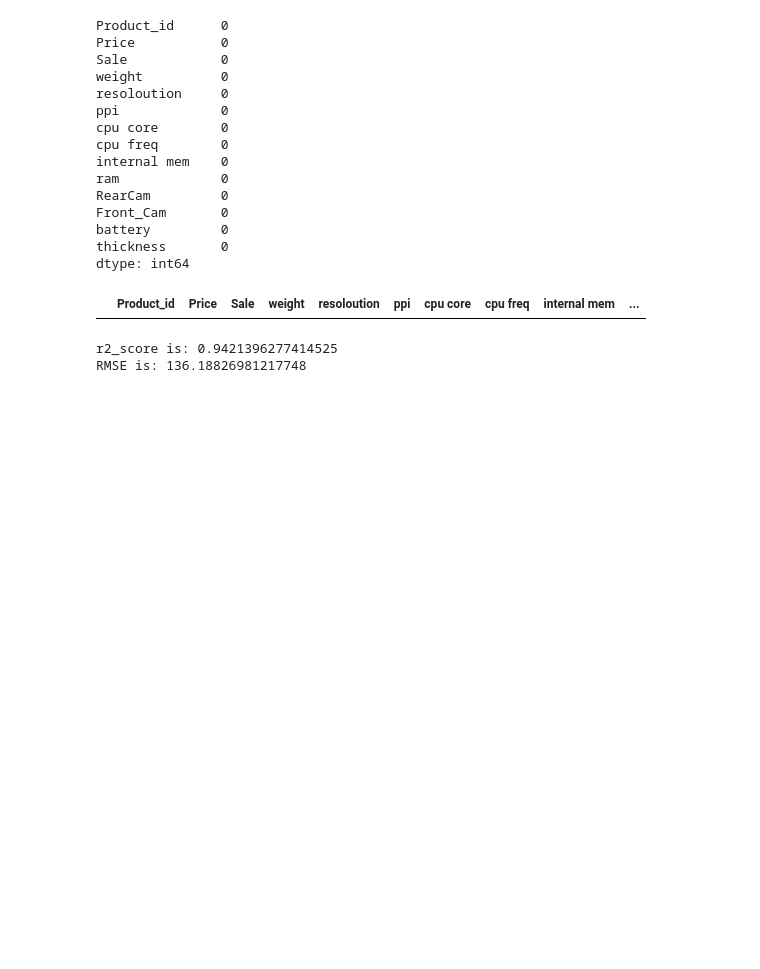
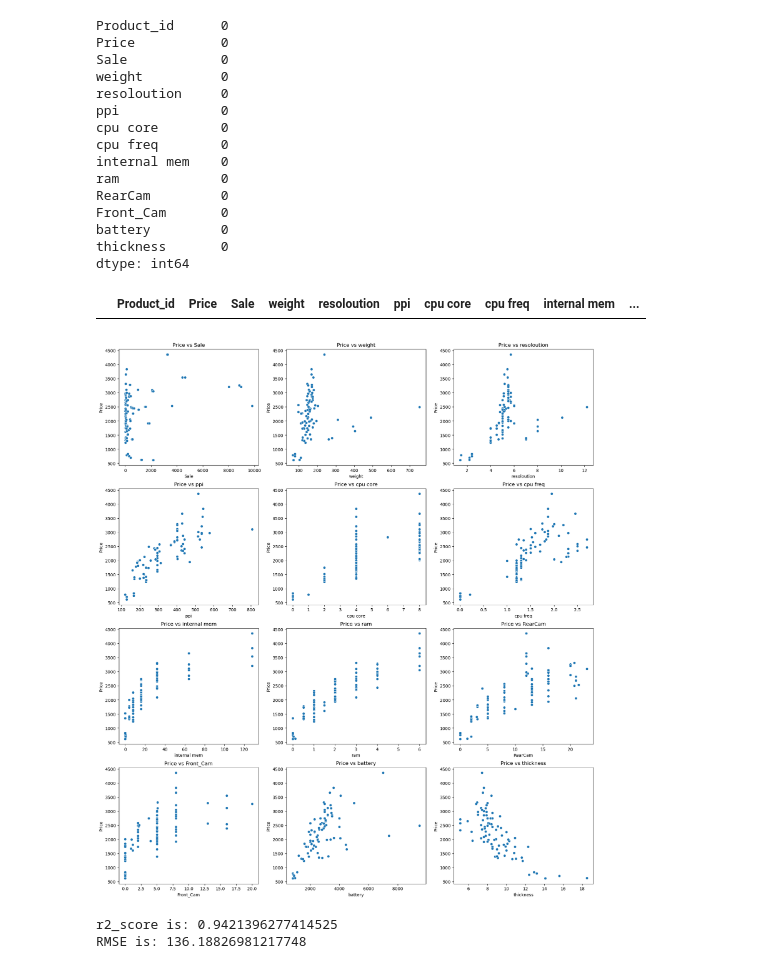
Before and after one commit to SimonDerejeW/Mobile-Price-Prediction, a Jupyter notebook: linear_regression.ipynb, the cells around one changed output. Cells and saved outputs as stored; diff of their text form; code cells hidden in the pictures; blank space fills up the shorter version.

Commit message:
my best approach to show that the assumptions of linear regression are met

```diff
--- a/linear_regression.ipynb
+++ b/linear_regression.ipynb
@@ -47,6 +47,27 @@ dtype: int64
 data[data.duplicated()]
 # %% [output]
 |  | Product_id | Price | Sale | weight | resoloution | ppi | cpu core | cpu freq | internal mem | ... |
+# %%
+## Plot each feature against the target variable (Price)
+
+# Set the size and layout of the plot grid
+
+plt.figure(figsize=(20, 70))
+
+# Loop through each feature in the dataset
+for i, feature in enumerate(X.columns, 1):
+    plt.subplot(len(X.columns), 3, i)
+    sns.scatterplot(x=data[feature], y=y)
+    plt.xlabel(feature)
+    plt.ylabel("Price")
+    plt.title(f"Price vs {feature}")
+
+plt.show()
+
+# I think when he says the assumptions for linear regression are met, he means that the residuals are normally distributed and the other features show a 'roughly' linear relationship with the target variable.
+#TODO: Check if my assumptions are correct
+# %% [output]
+[figure, added]
 # %%
 # Remove 'Product_id' column since it's not needed
 data.drop('Product_id', inplace=True, axis=1)
```
